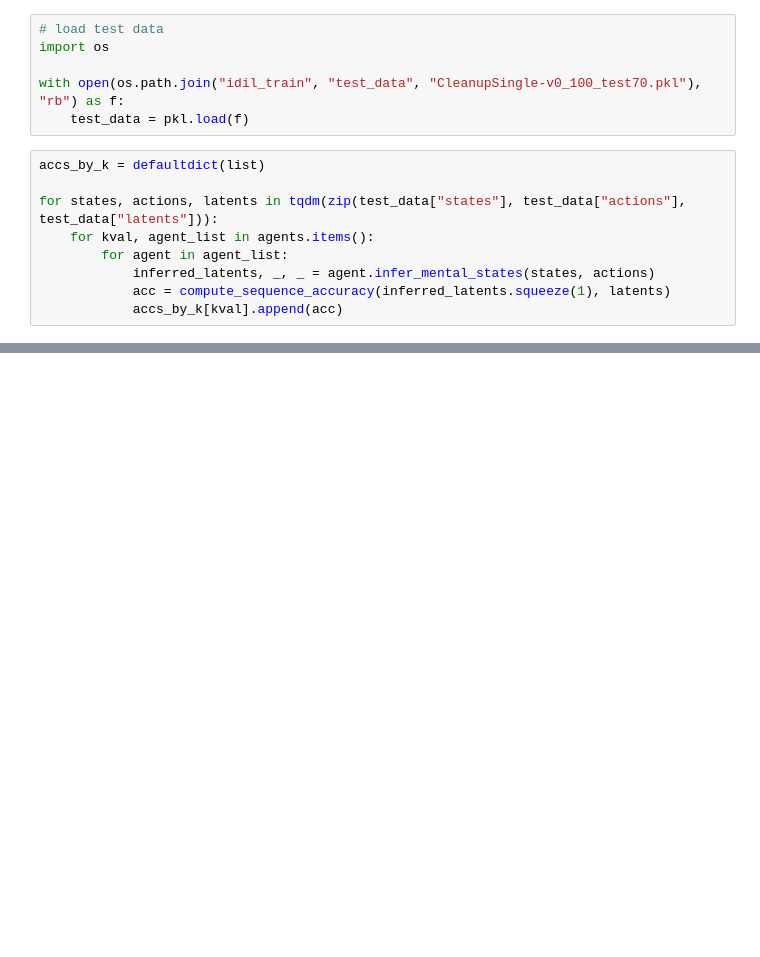
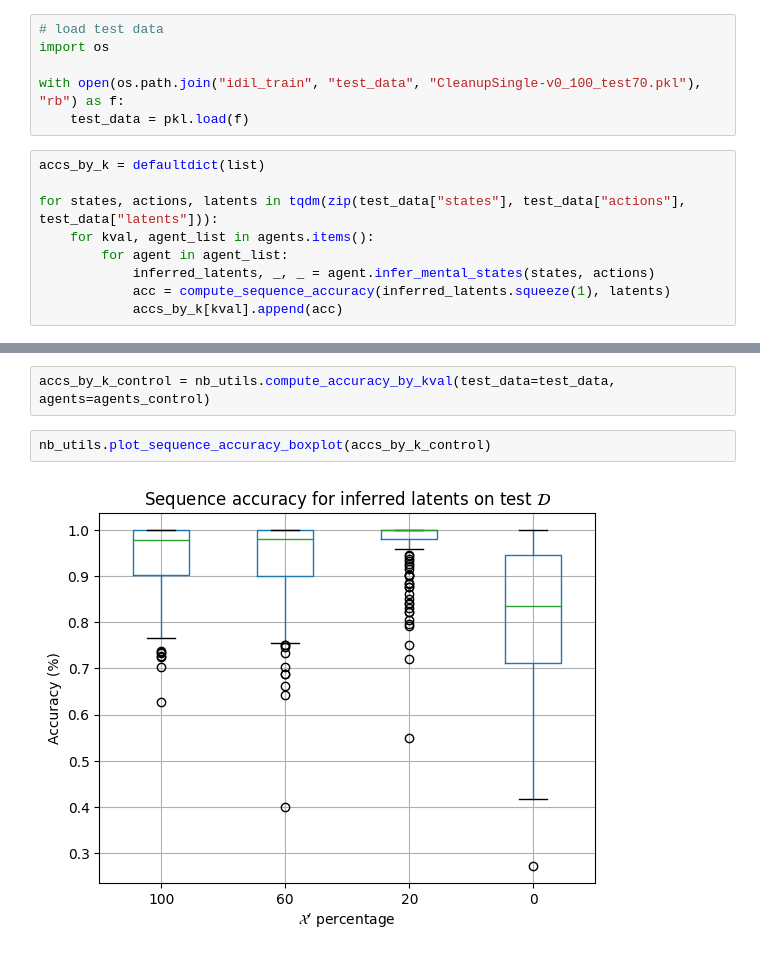
Before and after one commit to unhelkarlab/IDIL, a Jupyter notebook: notebooks/08_evaluate_CleanupSingle_runs.ipynb, the cells around one changed output, grey strips where cells are left out. Cells and saved outputs as stored; diff of their text form; blank space fills up the shorter version.

```diff
--- a/notebooks/08_evaluate_CleanupSingle_runs.ipynb
+++ b/notebooks/08_evaluate_CleanupSingle_runs.ipynb
@@ -239,0 +374,6 @@ plt.savefig("notebooks/figures/CS_cum_rews.png")
+# %%
+accs_by_k_control = nb_utils.compute_accuracy_by_kval(test_data=test_data, agents=agents_control)
+# %%
+nb_utils.plot_sequence_accuracy_boxplot(accs_by_k_control)
+# %% [output]
+[figure, added]
```
Also changed, not shown: parts of 20 cells of this notebook, 6 other files.
